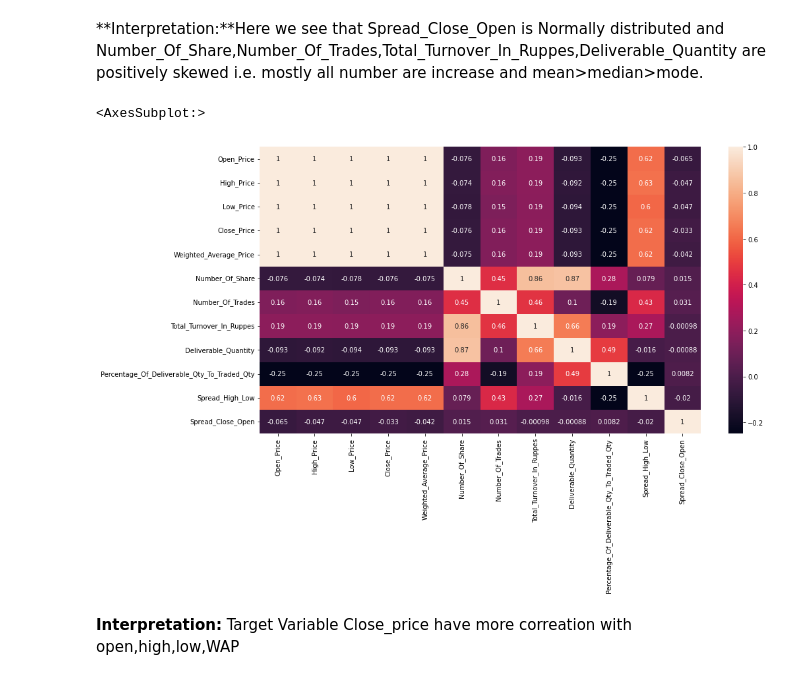
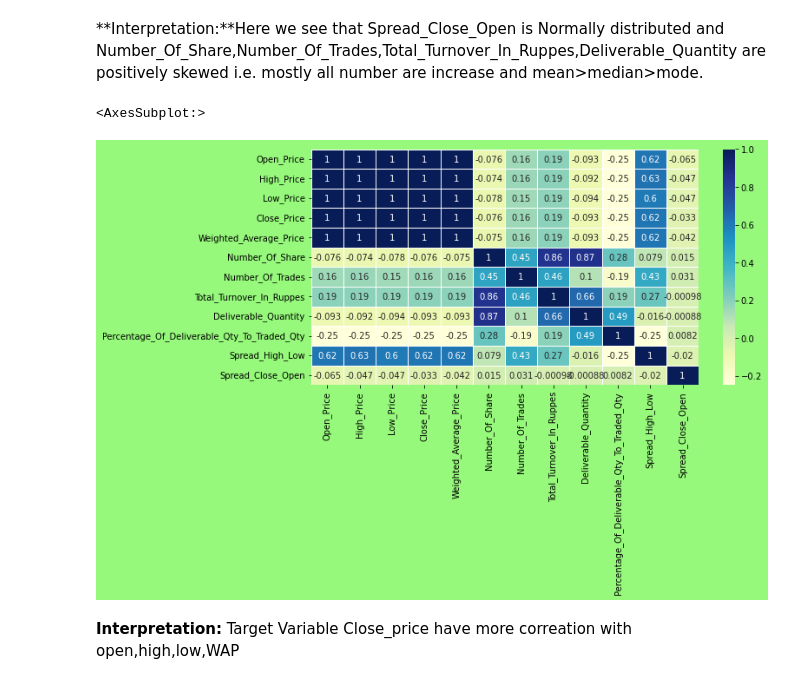
Before and after one commit to Dharvi2101/Nestle_Stoke_Price_Prediction, a Jupyter notebook: Nestle_Stock_Price_Prediction_Dharvi.ipynb, the cells around one changed output. Saved outputs shown, nothing was run; the diff lists cells and outputs as text; code cells hidden in the pictures.

```diff
--- a/Nestle_Stock_Price_Prediction_Dharvi.ipynb
+++ b/Nestle_Stock_Price_Prediction_Dharvi.ipynb
@@ -279,11 +270,11 @@ dtype: float64
 # %% [markdown]
 **Interpretation:**Here we see that Spread_Close_Open is Normally distributed and Number_Of_Share,Number_Of_Trades,Total_Turnover_In_Ruppes,Deliverable_Quantity are positively skewed i.e. mostly all number are increase and mean>median>mode.
 # %%
-plt.figure(figsize=(15,8))
-sns.heatmap(df_nestle.corr(),annot=True)
+plt.figure(figsize=(10,5),edgecolor='k',facecolor='xkcd:light green')
+sns.heatmap(df_nestle.corr(),cmap='YlGnBu',linewidths=.5,annot=True)
 # %% [output]
 <AxesSubplot:>
-[figure, old version]
+[figure, new version]
 # %% [markdown]
 **Interpretation:** Target Variable Close_price have more correation with open,high,low,WAP
 # %% [markdown]
```
Also changed, not shown: parts of 38 cells of this notebook.
